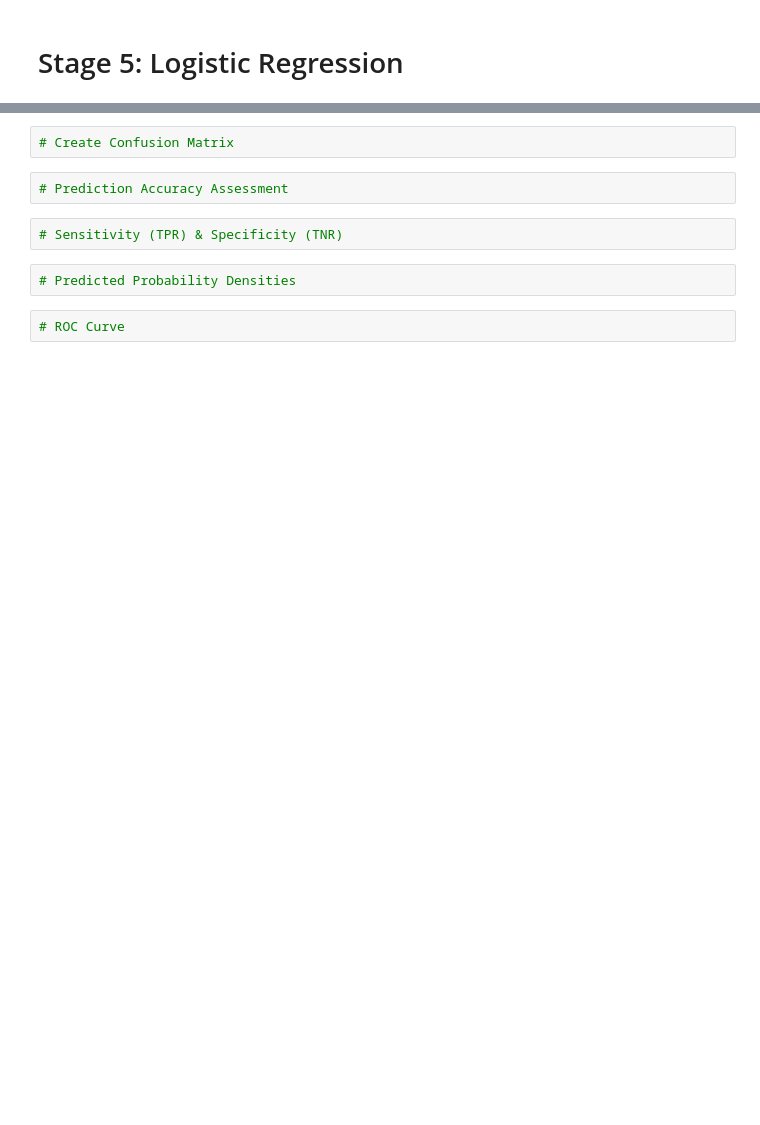
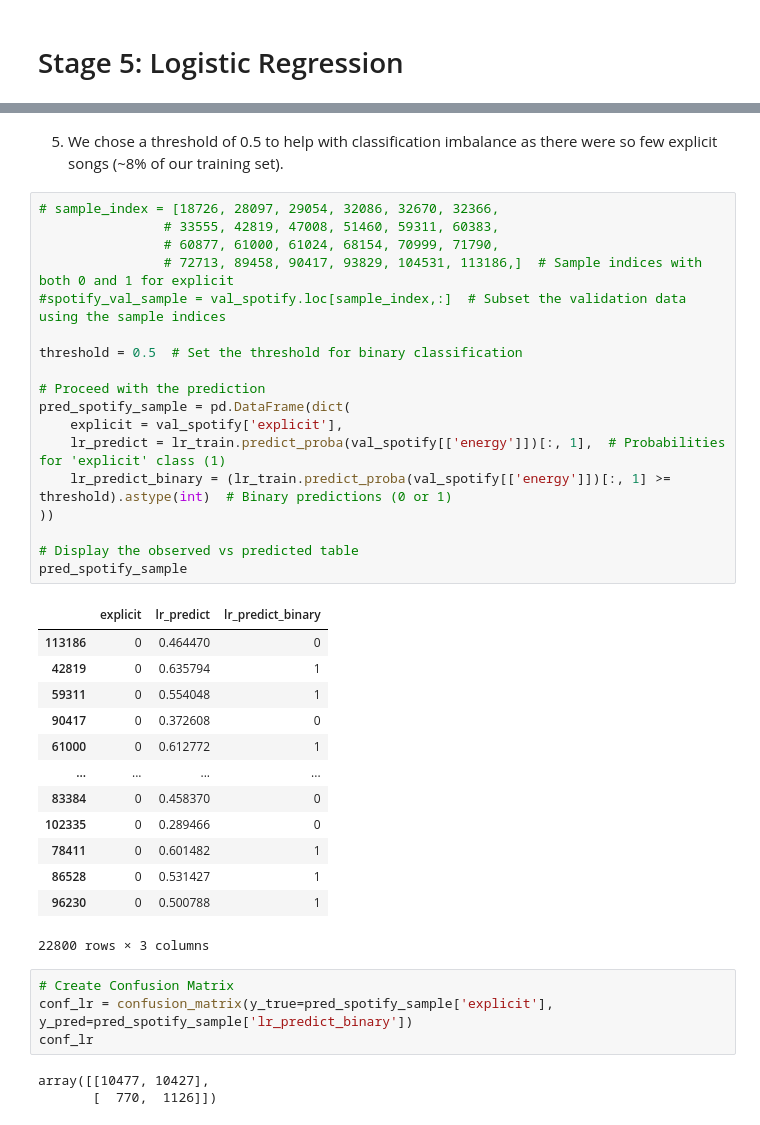
Before and after one commit to rghosh1353/spotify_genre_proj, a Jupyter notebook: Check_in_3_LogisticRegression.ipynb, the cells around one changed output, grey strips where cells are left out. Cells and saved outputs as stored; diff of their text form; blank space fills up the shorter version.

```diff
--- a/Check_in_3_LogisticRegression.ipynb
+++ b/Check_in_3_LogisticRegression.ipynb
@@ -69,10 +150,41 @@ lr_train.intercept_, lr_train.coef_
+# %% [markdown]
+5. We chose a threshold of 0.5 to help with classification imbalance as there were so few explicit songs (~8% of our training set).
+# %%
+# sample_index = [18726, 28097, 29054, 32086, 32670, 32366,
+                # 33555, 42819, 47008, 51460, 59311, 60383,
+                # 60877, 61000, 61024, 68154, 70999, 71790,
+                # 72713, 89458, 90417, 93829, 104531, 113186,]  # Sample indices with both 0 and 1 for explicit
+#spotify_val_sample = val_spotify.loc[sample_index,:]  # Subset the validation data using the sample indices
+
+threshold = 0.5  # Set the threshold for binary classification
+
+# Proceed with the prediction
+pred_spotify_sample = pd.DataFrame(dict(
+    explicit = val_spotify['explicit'],
+    lr_predict = lr_train.predict_proba(val_spotify[['energy']])[:, 1],  # Probabilities for 'explicit' class (1)
+    lr_predict_binary = (lr_train.predict_proba(val_spotify[['energy']])[:, 1] >= threshold).astype(int)  # Binary predictions (0 or 1)
+))
+
+# Display the observed vs predicted table
+pred_spotify_sample
+# %% [output]
+|  | explicit | lr_predict | lr_predict_binary |
+| 113186 | 0 | 0.464470 | 0 |
+| 42819 | 0 | 0.635794 | 1 |
+| 59311 | 0 | 0.554048 | 1 |
+| 90417 | 0 | 0.372608 | 0 |
+| 61000 | 0 | 0.612772 | 1 |
+| ... | ... | ... | ... |
+| 83384 | 0 | 0.458370 | 0 |
+| 102335 | 0 | 0.289466 | 0 |
+| 78411 | 0 | 0.601482 | 1 |
+| 86528 | 0 | 0.531427 | 1 |
+| 96230 | 0 | 0.500788 | 1 |
+22800 rows × 3 columns
 # %%
 # Create Confusion Matrix
+conf_lr = confusion_matrix(y_true=pred_spotify_sample['explicit'], y_pred=pred_spotify_sample['lr_predict_binary'])
+conf_lr
+# %% [output]
+array([[10477, 10427],
+       [  770,  1126]])
-# %%
-# Prediction Accuracy Assessment
-# %%
-# Sensitivity (TPR) & Specificity (TNR)
-# %%
-# Predicted Probability Densities
-# %%
-# ROC Curve
```
Also changed, not shown: parts of 25 cells of this notebook.
